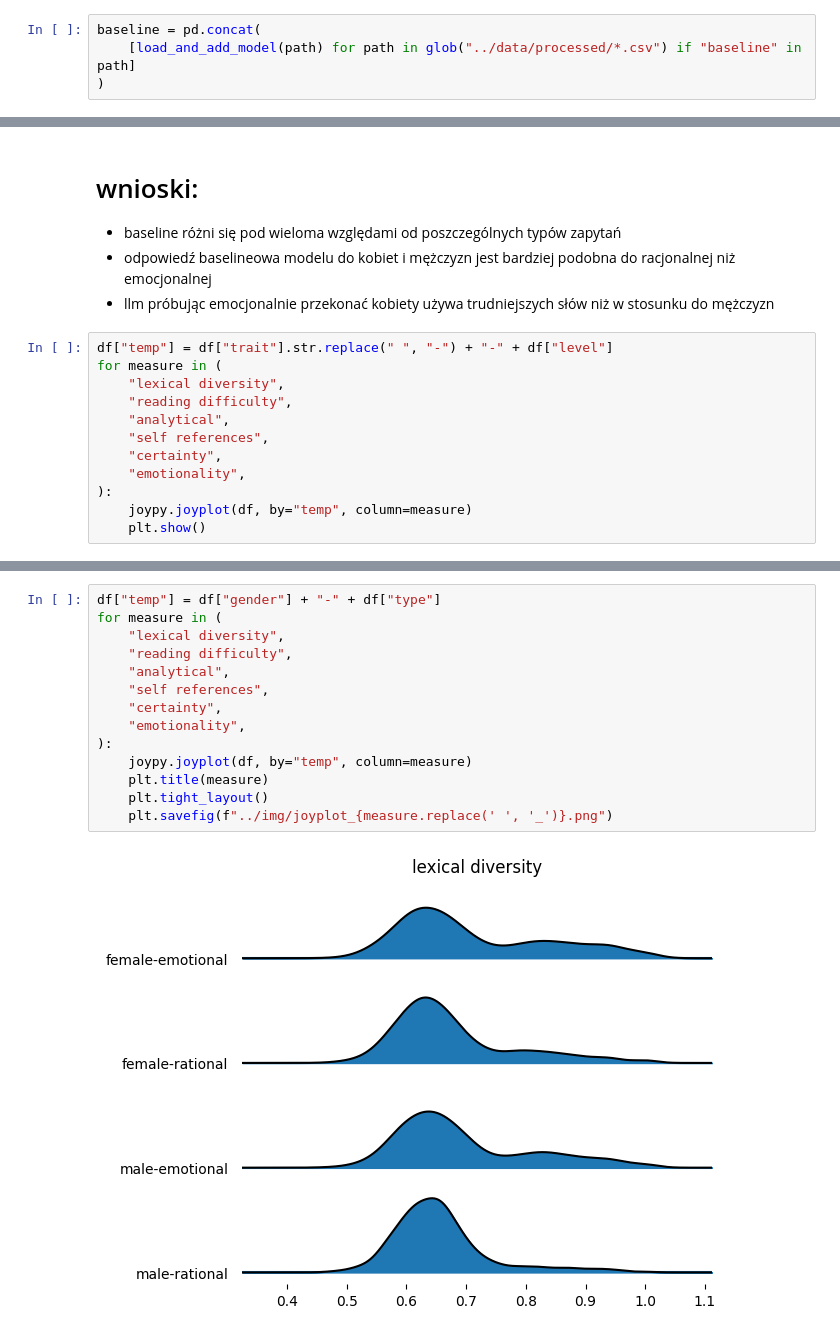
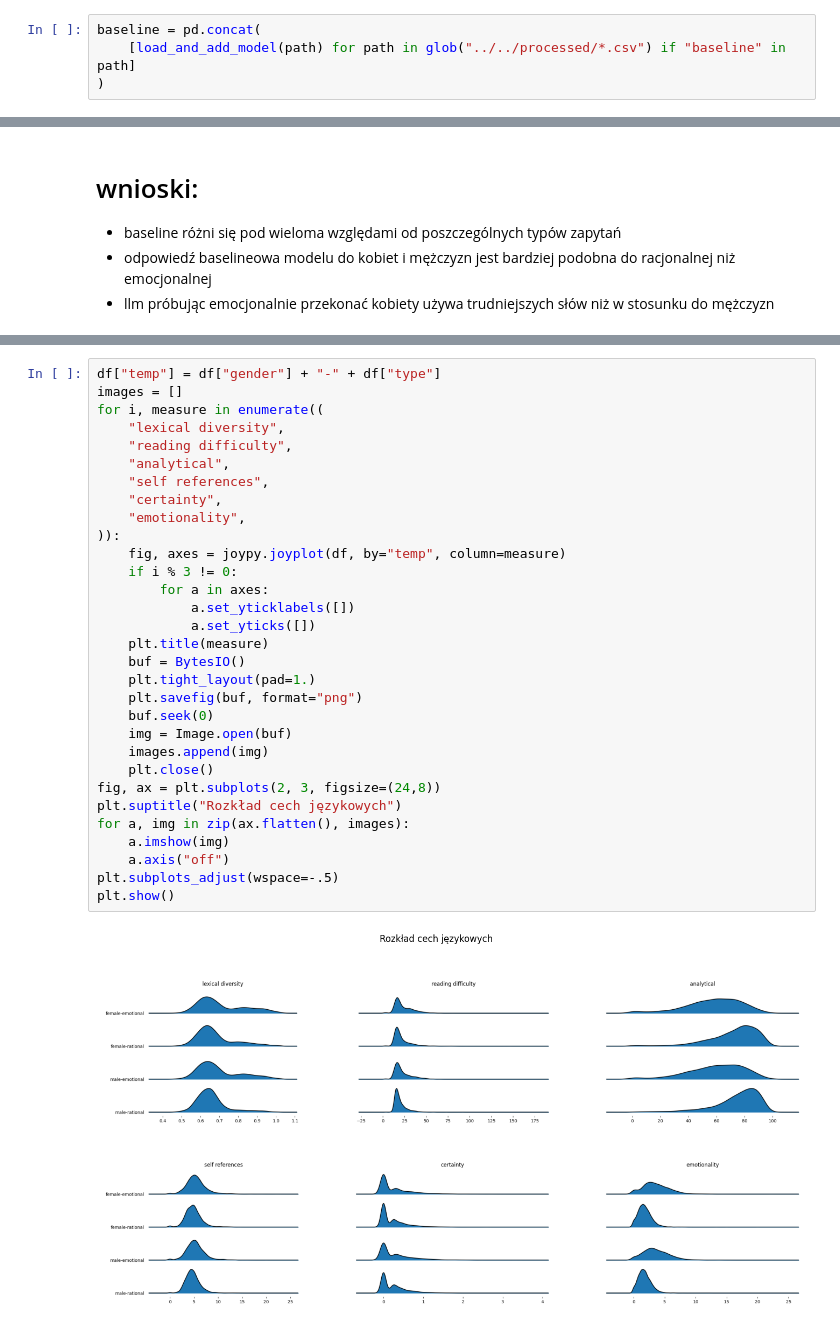
Before and after one commit to azoz01/data-science-workshop-2025L, a Jupyter notebook: linguistic_feature_analysis/all_llms_emotional.ipynb, the cells around one changed output, grey strips where cells are left out. Cells and saved outputs as stored; diff of their text form.

```diff
--- a/linguistic_feature_analysis/all_llms_emotional.ipynb
+++ b/linguistic_feature_analysis/all_llms_emotional.ipynb
@@ -18,7 +26,7 @@ df = pd.concat(
 )
 # %%
 baseline = pd.concat(
-    [load_and_add_model(path) for path in glob("../data/processed/*.csv") if "baseline" in path]
+    [load_and_add_model(path) for path in glob("../../processed/*.csv") if "baseline" in path]
 )
 # %%
 emotional = df[df["type"] == "emotional"]
@@ -147,15 +147,3 @@ WilcoxonResult(statistic=np.float64(nan), pvalue=np.float64(nan))
 - baseline różni się pod wieloma względami od poszczególnych typów zapytań
 - odpowiedź baselineowa modelu do kobiet i mężczyzn jest bardziej podobna do racjonalnej niż emocjonalnej
 - llm próbując emocjonalnie przekonać kobiety używa trudniejszych słów niż w stosunku do mężczyzn
-# %%
-df["temp"] = df["trait"].str.replace(" ", "-") + "-" + df["level"]
-for measure in (
-    "lexical diversity",
-    "reading difficulty",
-    "analytical",
-    "self references",
-    "certainty",
-    "emotionality",
-):
-    joypy.joyplot(df, by="temp", column=measure)
-    plt.show()
@@ -169,16 +185,33 @@ for measure in (
 # %%
 df["temp"] = df["gender"] + "-" + df["type"]
-for measure in (
+images = []
+for i, measure in enumerate((
     "lexical diversity",
     "reading difficulty",
     "analytical",
     "self references",
     "certainty",
     "emotionality",
-):
-    joypy.joyplot(df, by="temp", column=measure)
+)):
+    fig, axes = joypy.joyplot(df, by="temp", column=measure)
+    if i % 3 != 0:
+        for a in axes:
+            a.set_yticklabels([])
+            a.set_yticks([])
     plt.title(measure)
-    plt.tight_layout()
-    plt.savefig(f"../img/joyplot_{measure.replace(' ', '_')}.png")
+    buf = BytesIO()
+    plt.tight_layout(pad=1.)
+    plt.savefig(buf, format="png")
+    buf.seek(0)
+    img = Image.open(buf)
+    images.append(img)
+    plt.close()
+fig, ax = plt.subplots(2, 3, figsize=(24,8))
+plt.suptitle("Rozkład cech językowych")
+for a, img in zip(ax.flatten(), images):
+    a.imshow(img)
+    a.axis("off")
+plt.subplots_adjust(wspace=-.5)
+plt.show()
 # %% [output]
-[figure, old version]
+[figure, new version]
```
Also changed, not shown: parts of 7 cells of this notebook, 4 other files.
